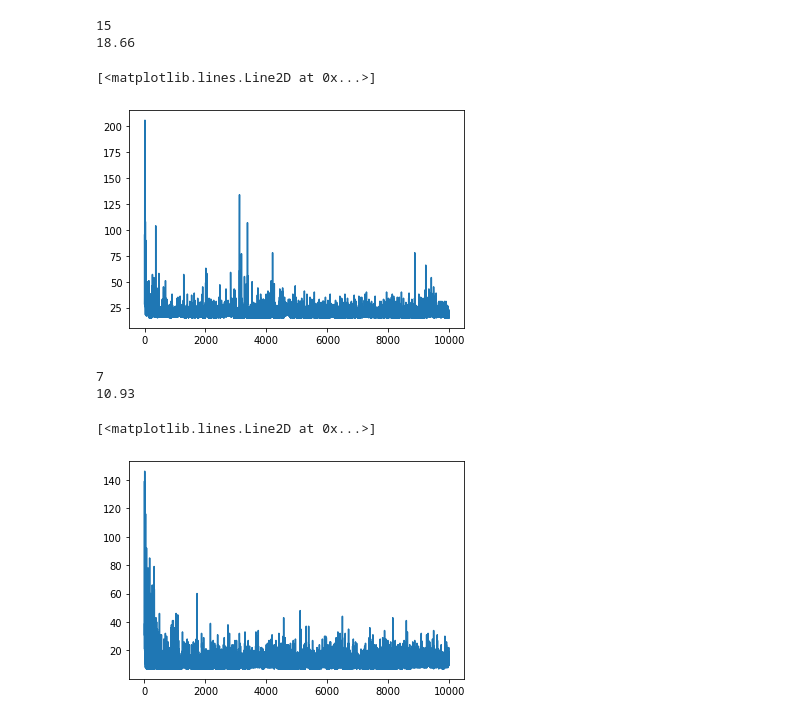
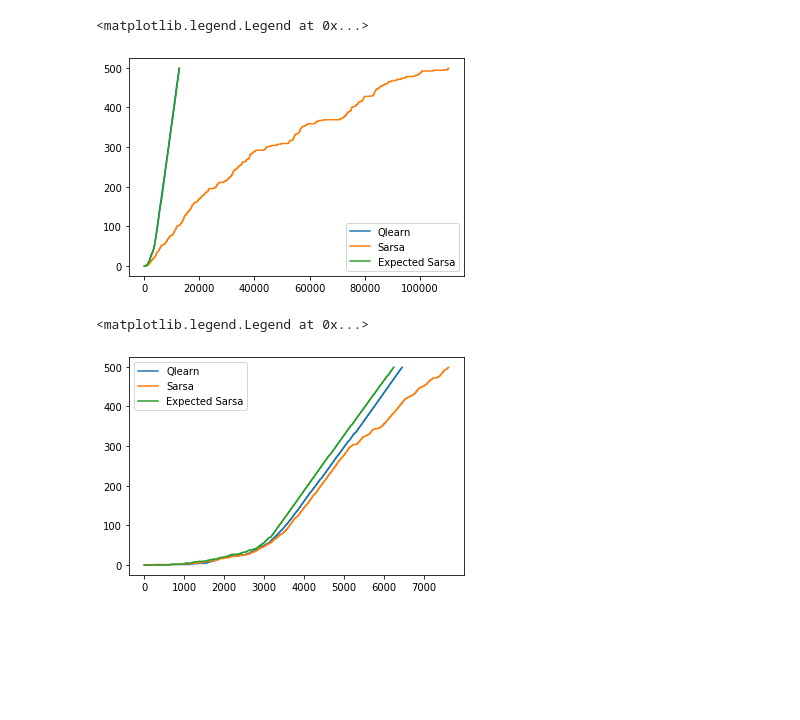
Before and after one commit to dipplestix/rlbook, a Jupyter notebook: ch6/6_9.ipynb, the cells around one changed output. Cells and saved outputs as stored; diff of their text form; code cells hidden in the pictures; blank space fills up the shorter version.

```diff
--- a/ch6/6_9.ipynb
+++ b/ch6/6_9.ipynb
@@ -61,34 +63,50 @@ class Grid:
 wind = [0, 0, 0, 1, 1, 1, 2, 2, 1, 0]
 a = Grid(w=len(wind), h=7, wind=wind)
 a.actions = [0, 2, 4, 6]
-b = Sarsa(a, alpha=.5, eps=.1)
-counts = []
-for i in range(10000):
-    counts.append(b.run_episode())
-print(min(counts))
-print(sum(counts[-200:])/200)
-plt.plot(counts[10:])
+
+b = QLearn(a, alpha=1, eps=.2)
+for i in range(500):
+    b.run_episode()
+plt.plot(b.ep_log, label='Qlearn')
+
+c = Sarsa(a, alpha=1, eps=.2)
+for i in range(500):
+    c.run_episode()
+plt.plot(c.ep_log, label='Sarsa')
+
+d = ESarsa(a, alpha=1, eps=.2)
+for i in range(500):
+    d.run_episode()
+plt.plot(d.ep_log, label='Expected Sarsa')
+
+plt.legend()
 # %% [output]
-15
-18.66
+<matplotlib.legend.Legend at 0x...>
-[<matplotlib.lines.Line2D at 0x...>]
-[figure, old version]
+[figure, new version]
 # %%
 wind = [0, 0, 0, 1, 1, 1, 2, 2, 1, 0]
 a = Grid(w=len(wind), h=7, wind=wind)
-a.actions = list(range(8))
-b = Sarsa(a, alpha=.5, eps=.1)
-counts = []
-for i in range(10000):
-    counts.append(b.run_episode())
-print(min(counts))
-print(sum(counts[-200:])/200)
-plt.plot(counts[10:])
+a.actions = range(8)
+
+b = QLearn(a, alpha=1, eps=.01)
+for i in range(500):
+    b.run_episode()
+plt.plot(b.ep_log, label='Qlearn')
+
+c = Sarsa(a, alpha=1, eps=.01)
+for i in range(500):
+    c.run_episode()
+plt.plot(c.ep_log, label='Sarsa')
+
+d = ESarsa(a, alpha=1, eps=.01)
+for i in range(500):
+    d.run_episode()
+plt.plot(d.ep_log, label='Expected Sarsa')
+
+plt.legend()
 # %% [output]
-7
-10.93
+<matplotlib.legend.Legend at 0x...>
-[<matplotlib.lines.Line2D at 0x...>]
-[figure, old version]
+[figure, new version]
 # %%
 wind = [0, 0, 0, 1, 1, 1, 2, 2, 1, 0]
 a = Grid(w=len(wind), h=7, wind=wind)
```
Also changed, not shown: parts of 2 cells of this notebook, 9 other files.
